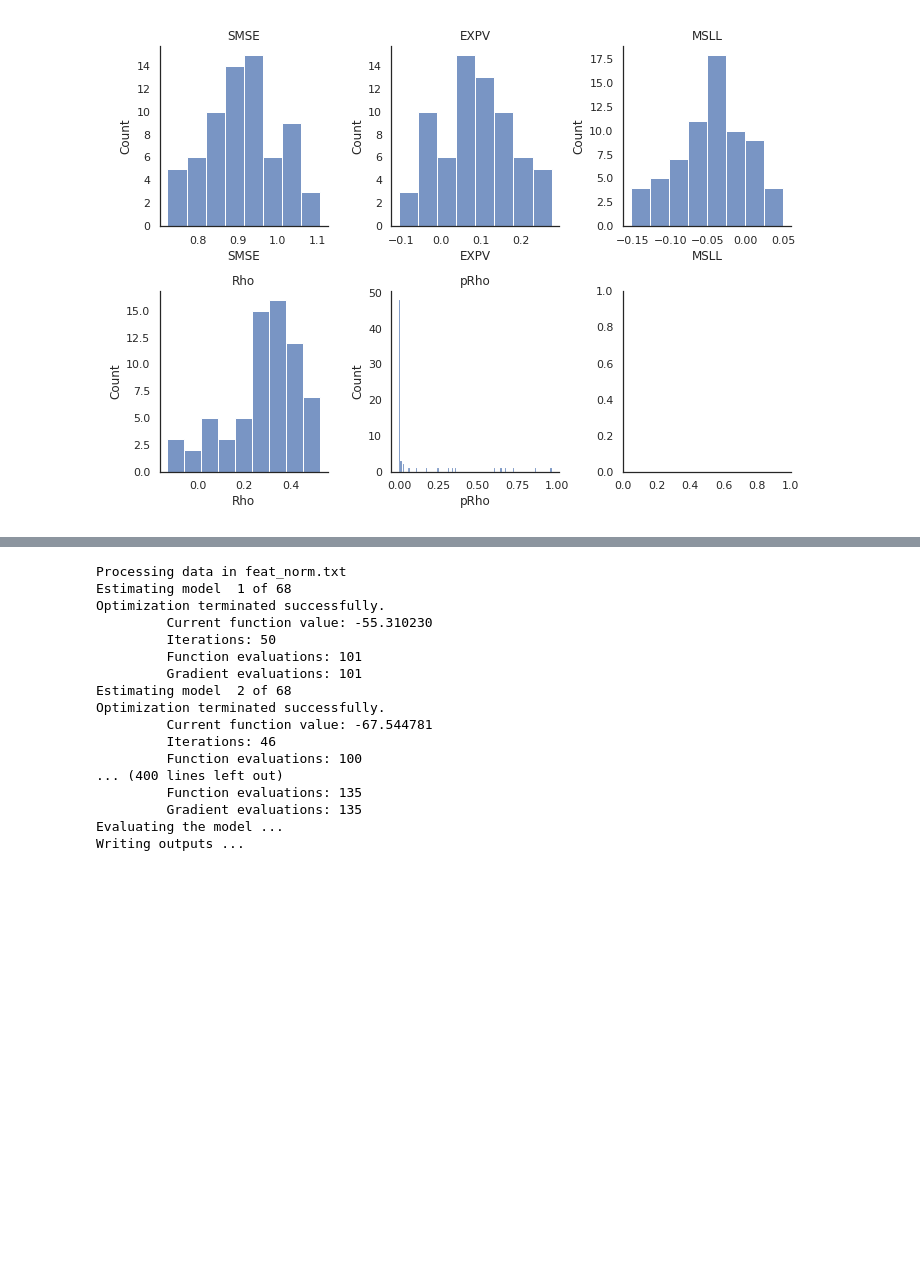
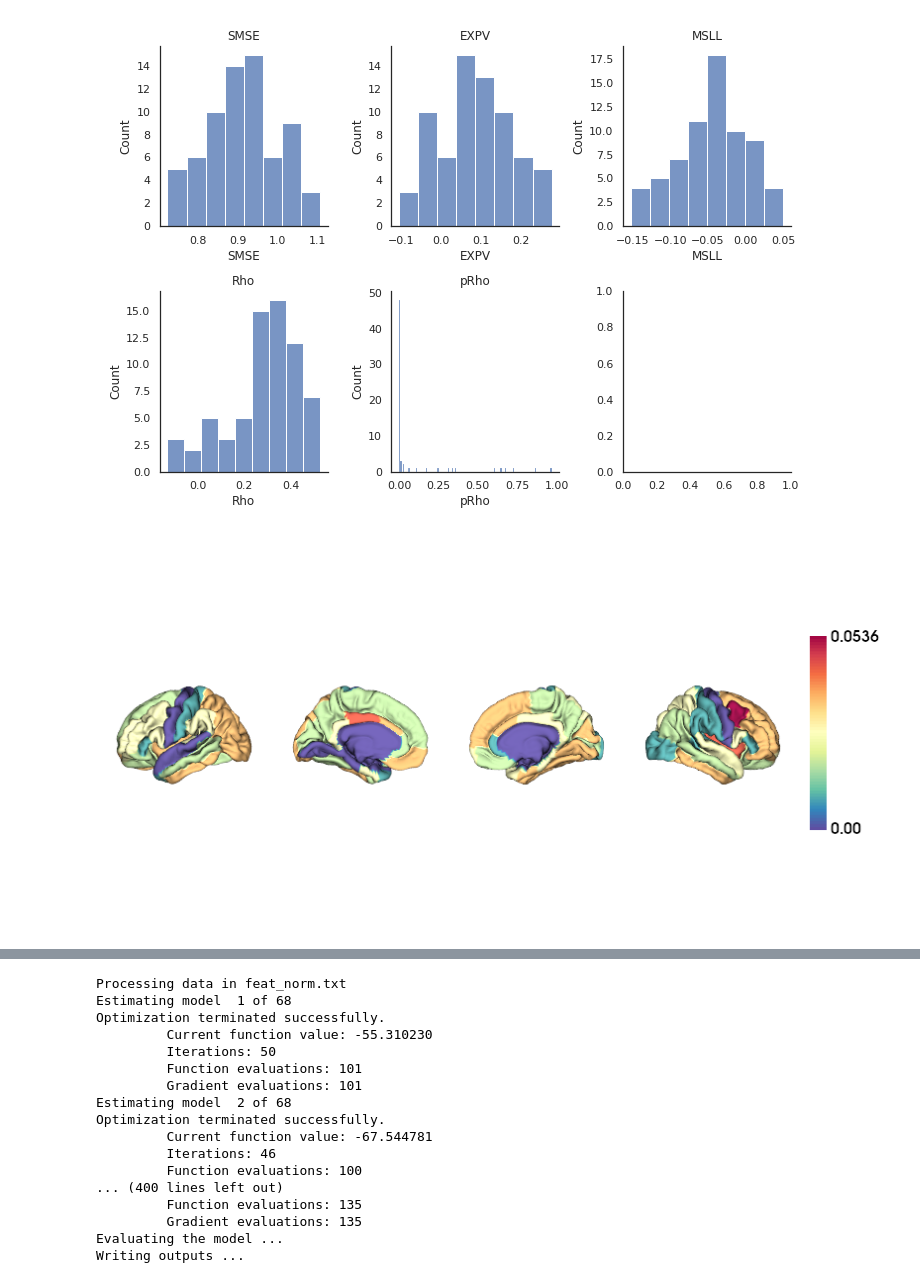
Before and after one commit to bbuckova/ESO_normative, a Jupyter notebook: GPR_modelling.ipynb, the cells around one changed output, grey strips where cells are left out. Cells and saved outputs as stored; diff of their text form; code cells hidden in the pictures; blank space fills up the shorter version.

```diff
--- a/GPR_modelling.ipynb
+++ b/GPR_modelling.ipynb
@@ -74,3 +79,17 @@ Text(0.5, 0.98, 'ThickAvg no')
 nmeasures = plot_quality(nm_dir)
 # %% [output]
 [figure]
+# %%
+# Extreme positive deviations of controls
+z_estimate = pd.read_csv(os.path.join(nm_dir,'Z_estimate.txt'), header=None, delimiter=' ')
+
+pk = dk_roi_viz(nm_dir, z_estimate, 2, 'pos')
+plot_cortical(array_name=pk, surface_name="fsa5", size=(800, 400),
+              cmap='Spectral_r', color_bar=True,
+              interactive=False,
+              embed_nb=True)
+
+              #screenshot=True,
+              #filename=os.path.join(images_dir,'04_3d_controls'+fs_var+'_'+transformation+'.png'))
+# %% [output]
+[figure, added]
```
Also changed, not shown: parts of 22 cells of this notebook.
